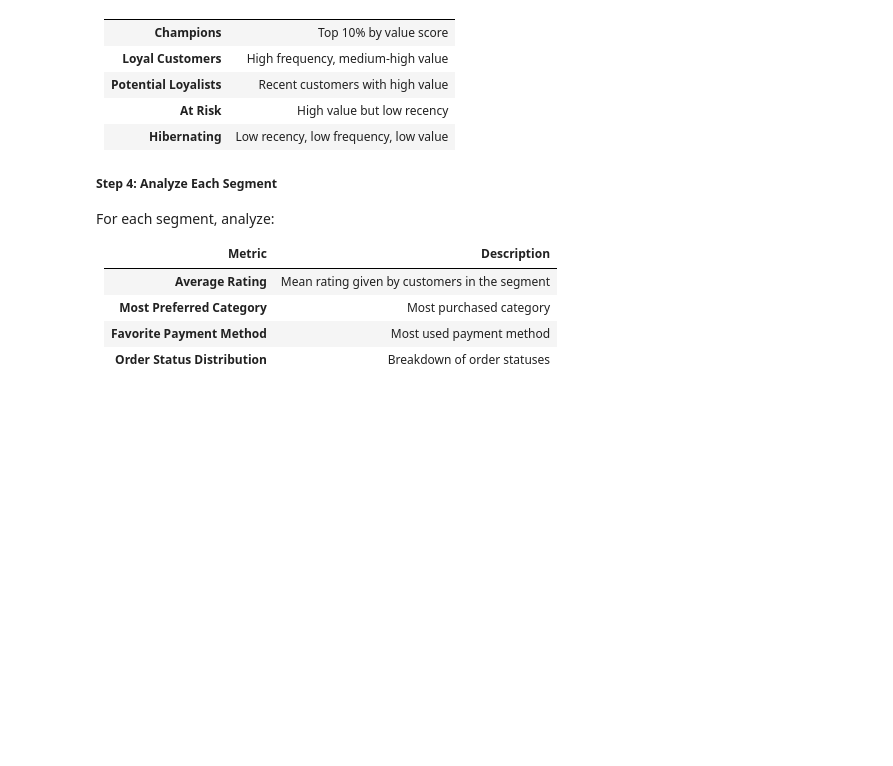
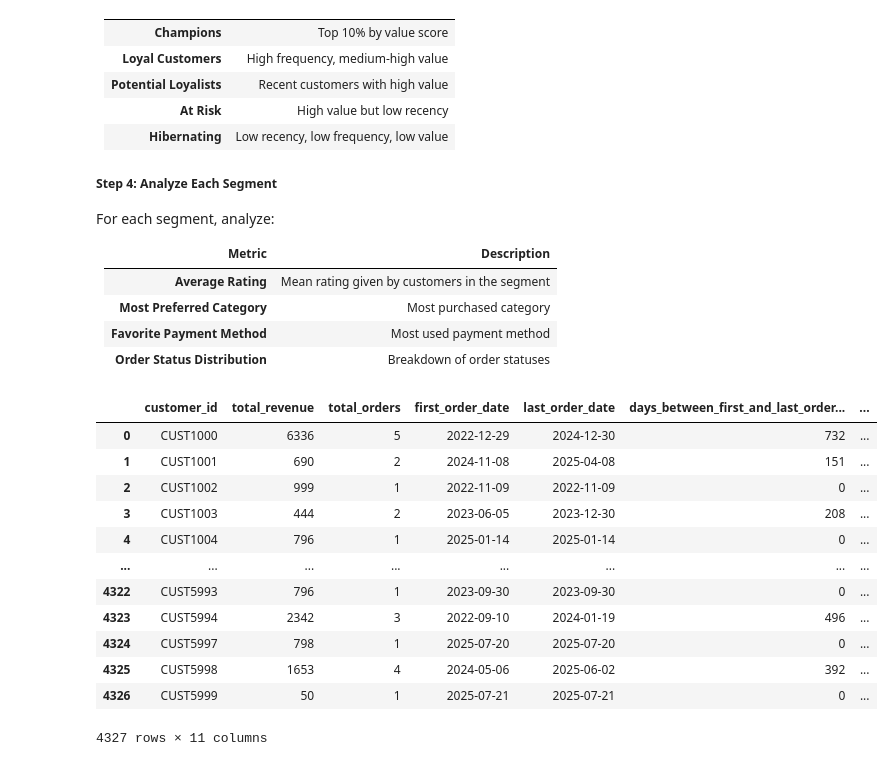
Before and after one commit to r-tavakoli/ai-ml-exercises, a Jupyter notebook: pandas/009_ecommerce_sales.ipynb, the cells around one changed output. Drawn from its saved outputs; the diff is of its cells as text; code cells hidden in the pictures; blank space fills up the shorter version.

Commit message:
until step 2 of comprehensive customer segmentation model based on purchase behavior and lifetime value

```diff
--- a/pandas/009_ecommerce_sales.ipynb
+++ b/pandas/009_ecommerce_sales.ipynb
@@ -29,7 +30,7 @@ from itertools import combinations
 | **review_date** | Date review was posted |
 # %%
 # ref: https://www.kaggle.com/datasets/nabihazahid/ecommerce-dataset-for-sql-analysis
-data = pd.read_csv('../datasets/ecommerce_dataset_10000.csv')
+data = pd.read_csv('../datasets/ecommerce_dataset_10000.csv', parse_dates=['order_date', 'signup_date'])
 data
 # %% [output]
 |  | customer_id | first_name | last_name | gender | age_group | signup_date | country | product_id | ... |
@@ -100,3 +101,38 @@ For each segment, analyze:
 | **Most Preferred Category** | Most purchased category |
 | **Favorite Payment Method** | Most used payment method |
 | **Order Status Distribution** | Breakdown of order statuses |
+# %%
+data['revenue'] = data['quantity'] * data['unit_price']
+
+customer_metrics = data.groupby(['customer_id']).agg(
+    total_revenue = ('revenue', 'sum'),
+    total_orders = ('order_id', 'nunique'),
+    first_order_date = ('order_date', 'min'),
+    last_order_date = ('order_date', 'max'),
+    days_between_first_and_last_order_date = ('order_date', lambda x: (x.max() - x.min()).days),
+    days_since_last_purchase_recency = ('order_date', lambda x: (datetime.now() - x.max()).days),
+    category_diversity = ('category', 'nunique'),
+    return_rate_pct = ('order_status', lambda x: (x == 'Returned').mean() * 100)
+).reset_index()
+
+customer_metrics = customer_metrics.assign(
+    aov=lambda customer_metrics: (customer_metrics['total_revenue'] / customer_metrics['total_orders']).round(2),
+    purchase_frequency=lambda df: (customer_metrics['days_between_first_and_last_order_date'] / customer_metrics['total_orders']).round(2)
+)
+# customer_metrics['aov'] = (customer_metrics['total_revenue'] / customer_metrics['total_orders']).round(2)
+# customer_metrics['purchase_frequency'] = (customer_metrics['days_between_first_and_last_order_date'] / customer_metrics['total_orders']).round(2)
+customer_metrics
+# %% [output]
+|  | customer_id | total_revenue | total_orders | first_order_date | last_order_date | days_between_first_and_last_order... | ... |
+| 0 | CUST1000 | 6336 | 5 | 2022-12-29 | 2024-12-30 | 732 | ... |
+| 1 | CUST1001 | 690 | 2 | 2024-11-08 | 2025-04-08 | 151 | ... |
+| 2 | CUST1002 | 999 | 1 | 2022-11-09 | 2022-11-09 | 0 | ... |
+| 3 | CUST1003 | 444 | 2 | 2023-06-05 | 2023-12-30 | 208 | ... |
+| 4 | CUST1004 | 796 | 1 | 2025-01-14 | 2025-01-14 | 0 | ... |
+| ... | ... | ... | ... | ... | ... | ... | ... |
+| 4322 | CUST5993 | 796 | 1 | 2023-09-30 | 2023-09-30 | 0 | ... |
+| 4323 | CUST5994 | 2342 | 3 | 2022-09-10 | 2024-01-19 | 496 | ... |
+| 4324 | CUST5997 | 798 | 1 | 2025-07-20 | 2025-07-20 | 0 | ... |
+| 4325 | CUST5998 | 1653 | 4 | 2024-05-06 | 2025-06-02 | 392 | ... |
+| 4326 | CUST5999 | 50 | 1 | 2025-07-21 | 2025-07-21 | 0 | ... |
+4327 rows × 11 columns
```
Also changed, not shown: parts of 2 cells of this notebook.
